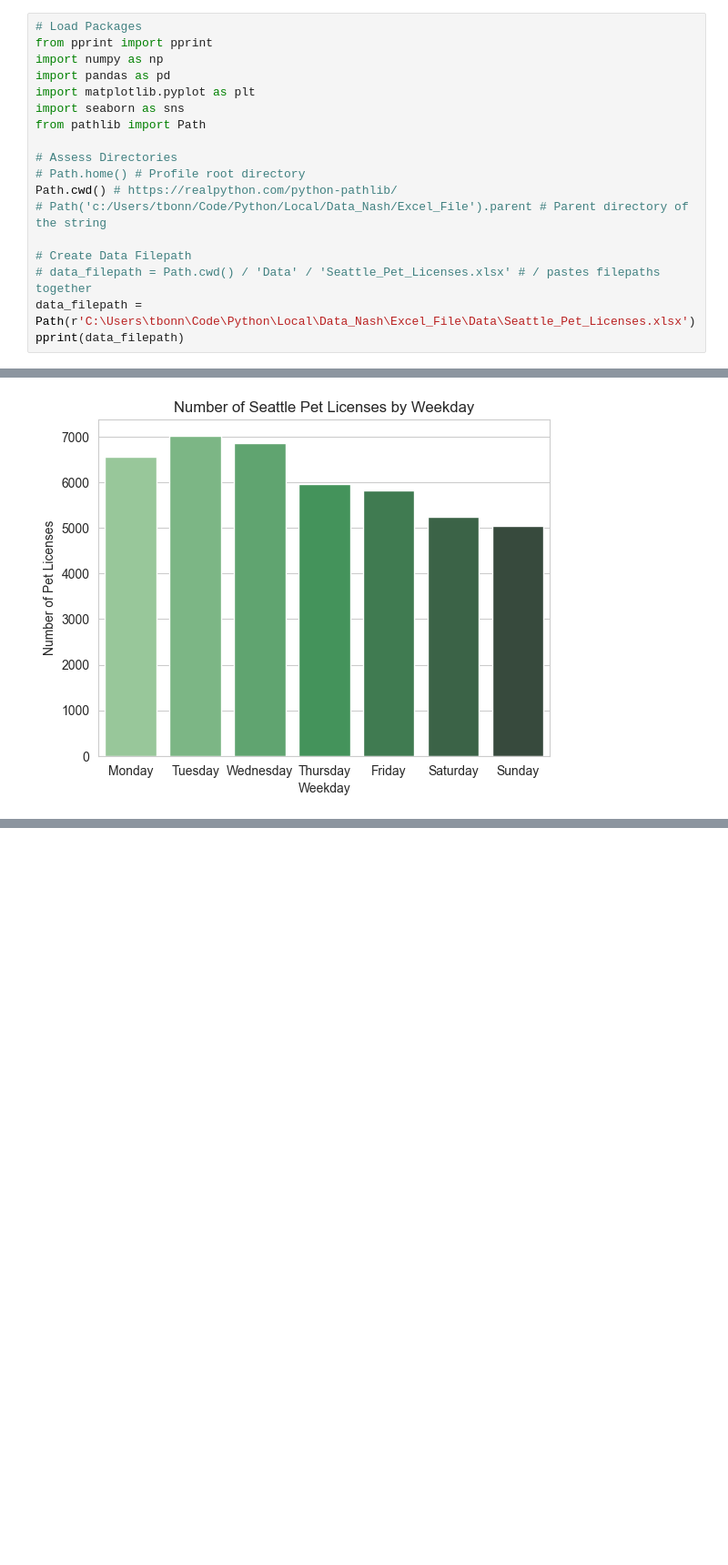
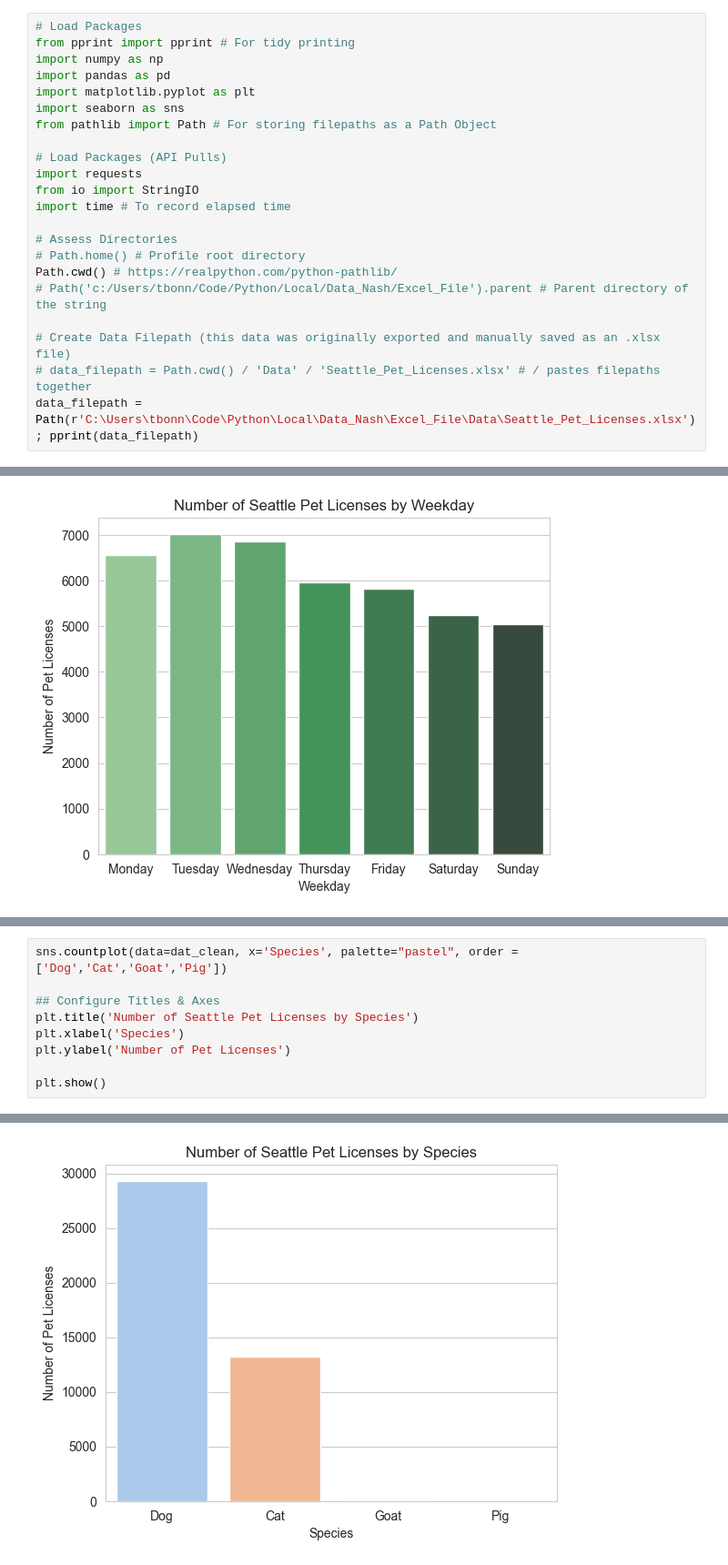
Before and after one commit to Tyler-Bonnell/Seattle-Pet-License-Analysis, a Jupyter notebook: Seattle_Pet_Analysis.ipynb, the cells around one changed output, grey strips where cells are left out. Shown at 91% size. Drawn from its saved outputs; the diff is of its cells as text; blank space fills up the shorter version.

Commit message:
Answer Q5-Q7, add API Pulls

```diff
--- a/Seattle_Pet_Analysis.ipynb
+++ b/Seattle_Pet_Analysis.ipynb
@@ -2,22 +2,26 @@
 # Exploring Seattle Pet Licenses
 # %%
 # Load Packages
-from pprint import pprint
+from pprint import pprint # For tidy printing
 import numpy as np
 import pandas as pd
 import matplotlib.pyplot as plt
 import seaborn as sns
-from pathlib import Path
+from pathlib import Path # For storing filepaths as a Path Object
+
+# Load Packages (API Pulls)
+import requests
+from io import StringIO
+import time # To record elapsed time
 
 # Assess Directories
 # Path.home() # Profile root directory
 Path.cwd() # https://realpython.com/python-pathlib/
 # Path('c:/Users/tbonn/Code/Python/Local/Data_Nash/Excel_File').parent # Parent directory of the string
 
-# Create Data Filepath
+# Create Data Filepath (this data was originally exported and manually saved as an .xlsx file)
 # data_filepath = Path.cwd() / 'Data' / 'Seattle_Pet_Licenses.xlsx' # / pastes filepaths together
-data_filepath = Path(r'C:\Users\tbonn\Code\Python\Local\Data_Nash\Excel_File\Data\Seattle_Pet_Licenses.xlsx')
-pprint(data_filepath)
+data_filepath = Path(r'C:\Users\tbonn\Code\Python\Local\Data_Nash\Excel_File\Data\Seattle_Pet_Licenses.xlsx'); pprint(data_filepath)
 # %% [output]
 WindowsPath('C:/Users/tbonn/Code/Python/Local/Data_Nash/Excel_File/Data/Seattle_Pet_Licenses.xlsx')
 # %% [markdown]
@@ -179,0 +244,10 @@ Passing `palette` without assigning `hue` is deprecated and will be removed in v
+# %%
+sns.countplot(data=dat_clean, x='Species', palette="pastel", order = ['Dog','Cat','Goat','Pig'])
+
+## Configure Titles & Axes
+plt.title('Number of Seattle Pet Licenses by Species')
+plt.xlabel('Species')
+plt.ylabel('Number of Pet Licenses')
+
+plt.show()
+# %% [output]
@@ -180 +257,2 @@ Passing `palette` without assigning `hue` is deprecated and will be removed in v
+[figure, added]
 # %% [markdown]
```
Also changed, not shown: parts of 21 cells of this notebook.
